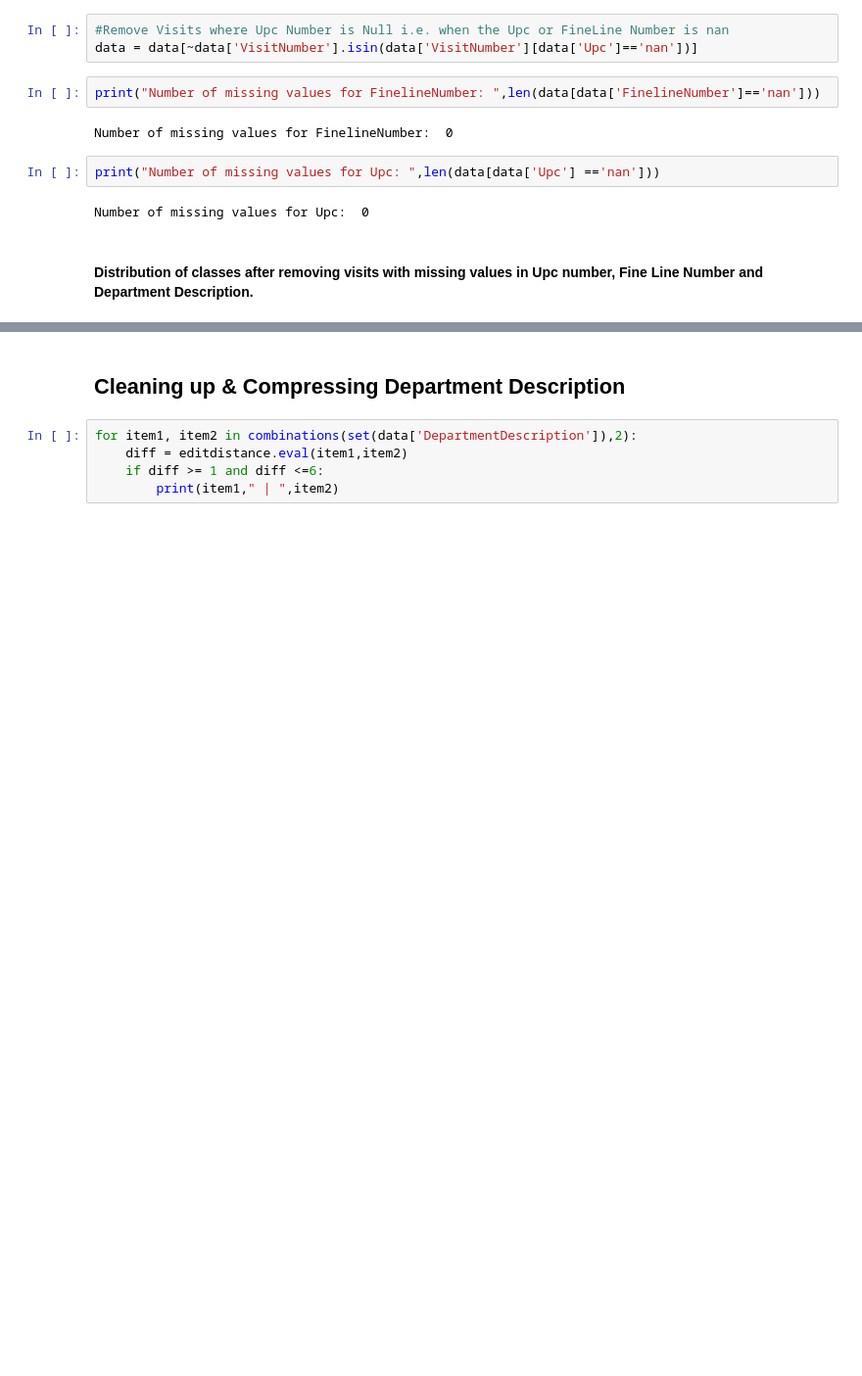
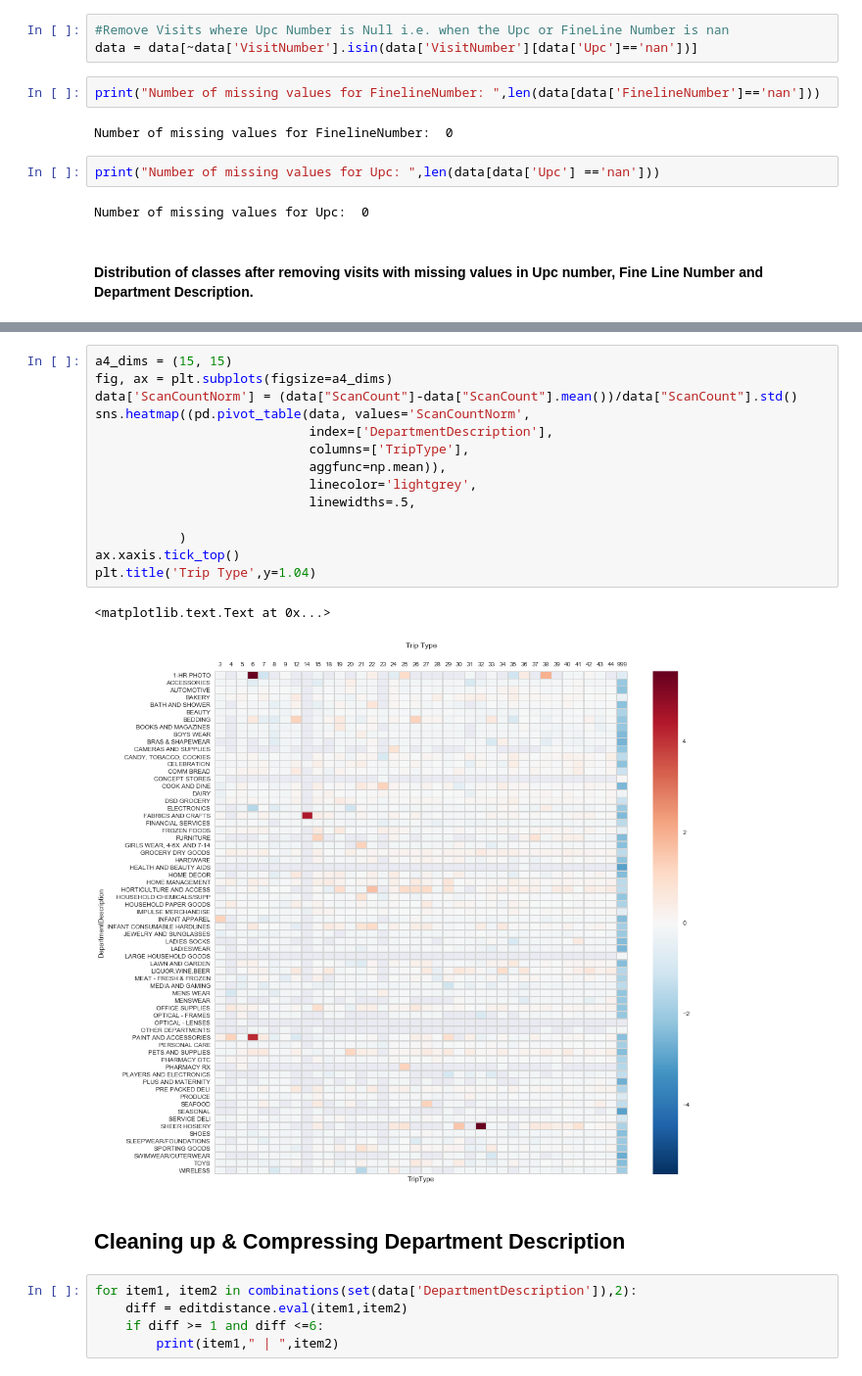
Before and after one commit to stefankaransingh/walmart-trip-type-classification, a Jupyter notebook: Walmart Trip Type Classification.ipynb, the cells around one changed output, grey strips where cells are left out. Shown at 98% size. Drawn from its saved outputs; the diff is of its cells as text; blank space fills up the shorter version.

```diff
--- a/Walmart Trip Type Classification.ipynb
+++ b/Walmart Trip Type Classification.ipynb
@@ -323,3 +449,20 @@ plot_distribution(data['TripType'],"Trip Type Distribution after removing Missin
+# %%
+a4_dims = (15, 15)
+fig, ax = plt.subplots(figsize=a4_dims)
+data['ScanCountNorm'] = (data["ScanCount"]-data["ScanCount"].mean())/data["ScanCount"].std()
+sns.heatmap((pd.pivot_table(data, values='ScanCountNorm',
+                            index=['DepartmentDescription'],
+                            columns=['TripType'],
+                            aggfunc=np.mean)),
+                            linecolor='lightgrey',
+                            linewidths=.5,
+
+           )
+ax.xaxis.tick_top()
+plt.title('Trip Type',y=1.04)
+# %% [output]
+<matplotlib.text.Text at 0x...>
+[figure, added]
 # %% [markdown]
 ## Cleaning up & Compressing Department Description
 # %%
```
Also changed, not shown: parts of 30 cells of this notebook, 6 other files.
